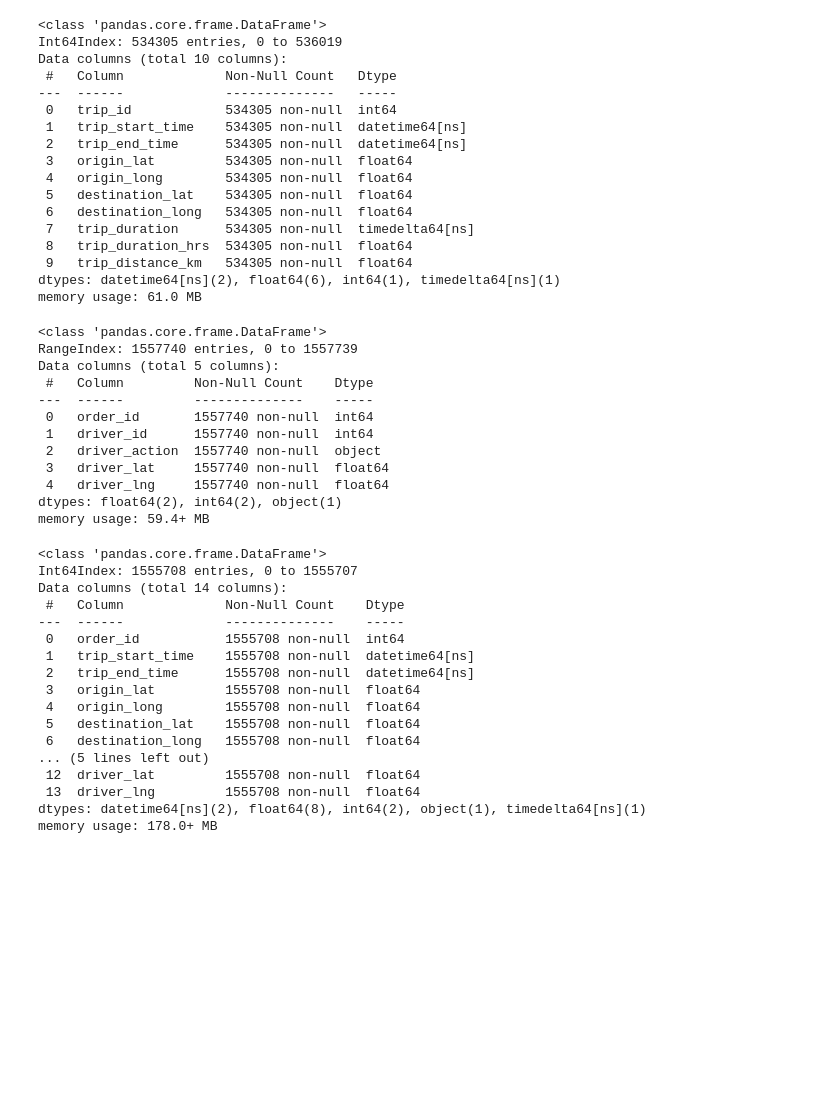
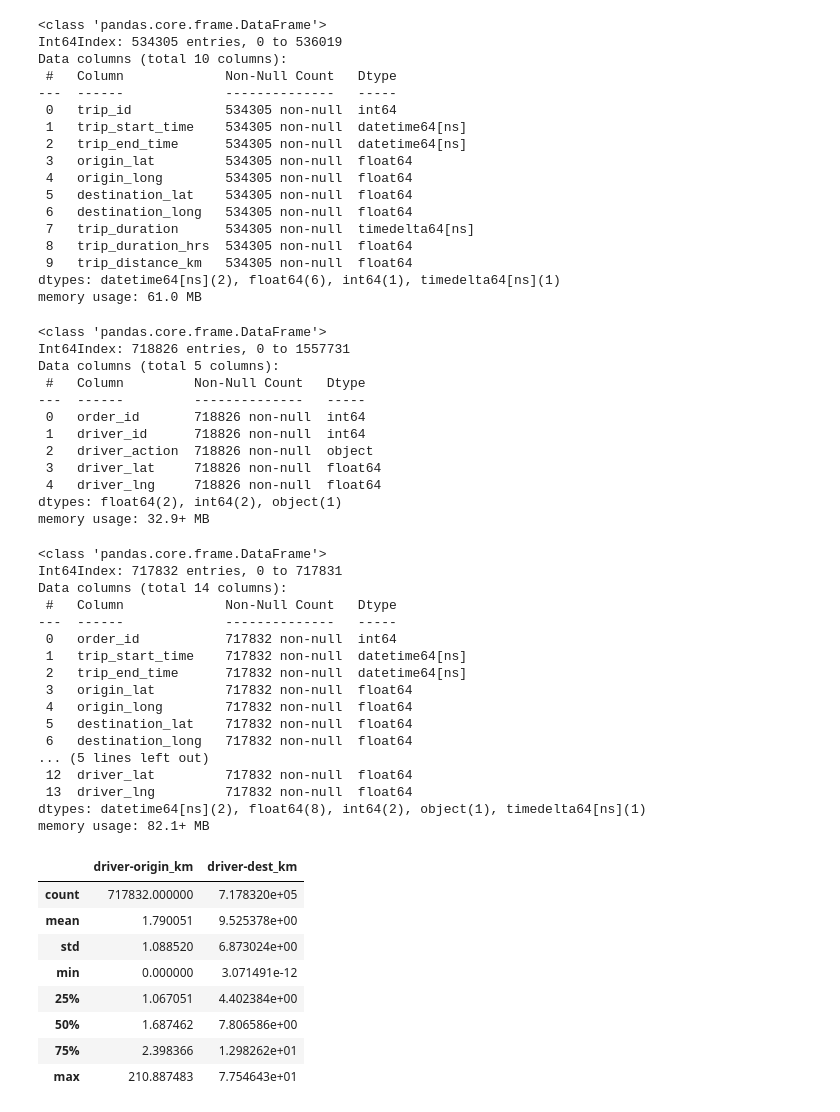
Before and after one commit to emtinanseo/Optimization-with-Causal-Inference, a Jupyter notebook: notebooks/eda_firstlook.ipynb, the cells around one changed output. Cells and saved outputs as stored; diff of their text form; code cells hidden in the pictures; blank space fills up the shorter version.

```diff
--- a/notebooks/eda_firstlook.ipynb
+++ b/notebooks/eda_firstlook.ipynb
@@ -467,25 +468,24 @@ Data columns (total 10 columns):
 dtypes: datetime64[ns](2), float64(6), int64(1), timedelta64[ns](1)
 memory usage: 61.0 MB
 # %%
-df_driversloc.rename(columns={'lat': 'driver_lat', 'lng': 'driver_lng'}, inplace=True)
-df_driversloc.drop(columns=['id'], inplace=True)
+clean_driversloc.rename(columns={'lat': 'driver_lat', 'lng': 'driver_lng'}, inplace=True)
 
-df_driversloc.info()
+clean_driversloc.info()
 # %% [output]
 <class 'pandas.core.frame.DataFrame'>
-RangeIndex: 1557740 entries, 0 to 1557739
+Int64Index: 718826 entries, 0 to 1557731
 Data columns (total 5 columns):
- #   Column         Non-Null Count    Dtype
----  ------         --------------    -----
- 0   order_id       1557740 non-null  int64
- 1   driver_id      1557740 non-null  int64
- 2   driver_action  1557740 non-null  object
- 3   driver_lat     1557740 non-null  float64
- 4   driver_lng     1557740 non-null  float64
+ #   Column         Non-Null Count   Dtype
+---  ------         --------------   -----
+ 0   order_id       718826 non-null  int64
+ 1   driver_id      718826 non-null  int64
+ 2   driver_action  718826 non-null  object
+ 3   driver_lat     718826 non-null  float64
+ 4   driver_lng     718826 non-null  float64
 dtypes: float64(2), int64(2), object(1)
-memory usage: 59.4+ MB
+memory usage: 32.9+ MB
 # %%
-df_merged = pd.merge(clean_orders, df_driversloc, how= 'inner', left_on= 'trip_id', right_on= 'order_id')
+df_merged = pd.merge(clean_orders, clean_driversloc, how= 'inner', left_on= 'trip_id', right_on= 'order_id')
 # %%
 df_merged.drop(columns=['order_id'], inplace= True)
 
@@ -494,19 +494,19 @@ df_merged.rename(columns={'trip_id': 'order_id'}, inplace= True)
 df_merged.info()
 # %% [output]
 <class 'pandas.core.frame.DataFrame'>
-Int64Index: 1555708 entries, 0 to 1555707
+Int64Index: 717832 entries, 0 to 717831
 Data columns (total 14 columns):
- #   Column             Non-Null Count    Dtype
----  ------             --------------    -----
- 0   order_id           1555708 non-null  int64
- 1   trip_start_time    1555708 non-null  datetime64[ns]
- 2   trip_end_time      1555708 non-null  datetime64[ns]
- 3   origin_lat         1555708 non-null  float64
- 4   origin_long        1555708 non-null  float64
- 5   destination_lat    1555708 non-null  float64
- 6   destination_long   1555708 non-null  float64
+ #   Column             Non-Null Count   Dtype
+---  ------             --------------   -----
+ 0   order_id           717832 non-null  int64
+ 1   trip_start_time    717832 non-null  datetime64[ns]
+ 2   trip_end_time      717832 non-null  datetime64[ns]
+ 3   origin_lat         717832 non-null  float64
+ 4   origin_long        717832 non-null  float64
+ 5   destination_lat    717832 non-null  float64
+ 6   destination_long   717832 non-null  float64
 ... (5 lines left out)
- 12  driver_lat         1555708 non-null  float64
- 13  driver_lng         1555708 non-null  float64
+ 12  driver_lat         717832 non-null  float64
+ 13  driver_lng         717832 non-null  float64
 dtypes: datetime64[ns](2), float64(8), int64(2), object(1), timedelta64[ns](1)
-memory usage: 178.0+ MB
+memory usage: 82.1+ MB
@@ -516,0 +515,18 @@ df['order_id'] = df_merged['order_id']
+# %%
+df_merged['driver-origin_km'] = df_merged.apply(lambda x: distance.distance((x['origin_lat'], x['origin_long']),
+(x['driver_lat'], x['driver_lng'])).km, axis=1)
+# %%
+df_merged['driver-dest_km'] = df_merged.apply(lambda x: distance.distance((x['destination_lat'], x['destination_long']),
+(x['driver_lat'], x['driver_lng'])).km, axis=1)
+# %%
+df_merged[['driver-origin_km', 'driver-dest_km']].describe()
+# %% [output]
+|  | driver-origin_km | driver-dest_km |
+| count | 717832.000000 | 7.178320e+05 |
+| mean | 1.790051 | 9.525378e+00 |
+| std | 1.088520 | 6.873024e+00 |
+| min | 0.000000 | 3.071491e-12 |
+| 25% | 1.067051 | 4.402384e+00 |
+| 50% | 1.687462 | 7.806586e+00 |
+| 75% | 2.398366 | 1.298262e+01 |
+| max | 210.887483 | 7.754643e+01 |
```
Also changed, not shown: parts of 6 cells of this notebook, 1 other file.
